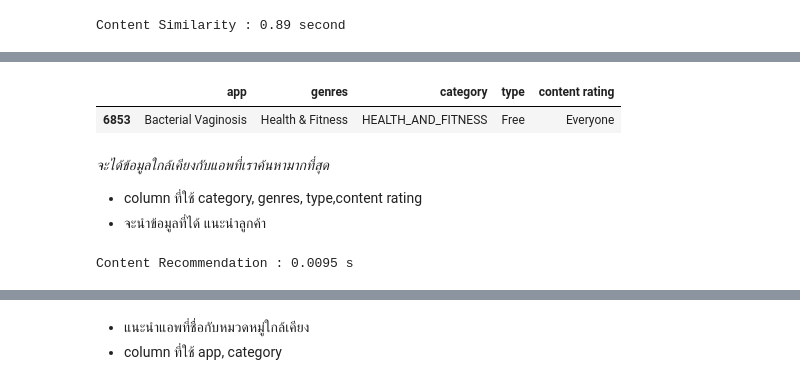
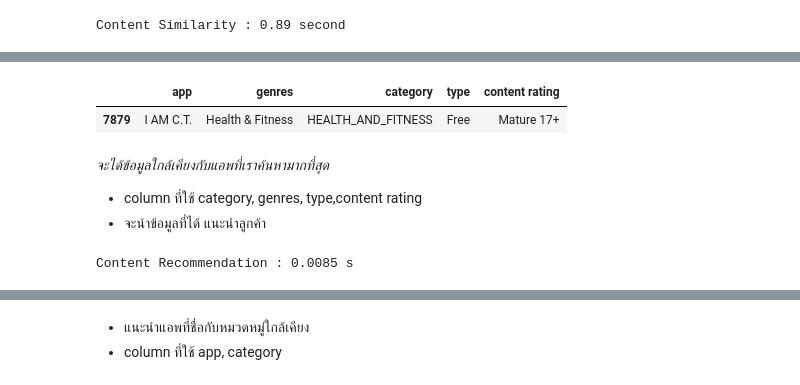
Before and after one commit to king-glitch/cs-434, a Jupyter notebook: index.ipynb, the cells around one changed output, grey strips where cells are left out. Cells and saved outputs as stored; diff of their text form; code cells hidden in the pictures.

```diff
--- a/index.ipynb
+++ b/index.ipynb
@@ -526,13 +524,13 @@ class Recommendations:
         return df.loc[df['app'] == self.name, ['app', 'genres', 'category', 'type', 'content rating']]
 # %%
 # construct ข้อมูลแอพ จากชื่อที่ให้ไป
-recommend = Recommendations('Bacterial Vaginosis')
+recommend = Recommendations('I AM C.T.')
 
 # แสดงข้อมูลแอพที่ใกล้เคียงกับชื่อมากที่สุดมาแสดง
 recommend.get_app_detail()
 # %% [output]
 |  | app | genres | category | type | content rating |
-| 6853 | Bacterial Vaginosis | Health & Fitness | HEALTH_AND_FITNESS | Free | Everyone |
+| 7879 | I AM C.T. | Health & Fitness | HEALTH_AND_FITNESS | Free | Mature 17+ |
 # %% [markdown]
 *จะได้ข้อมูลใกล้เคียงกับแอพที่เราค้นหามากที่สุด*
 - column ที่ใช้ category, genres, type,content rating
@@ -544,7 +542,7 @@ time_end = time.time()
 
 print(f"Content Recommendation : {round(time_end - time_start, 4)} s")
 # %% [output]
-Content Recommendation : 0.0095 s
+Content Recommendation : 0.0085 s
 # %%
 recommendation
 # %% [output]
```
Also changed, not shown: parts of 13 cells of this notebook.
